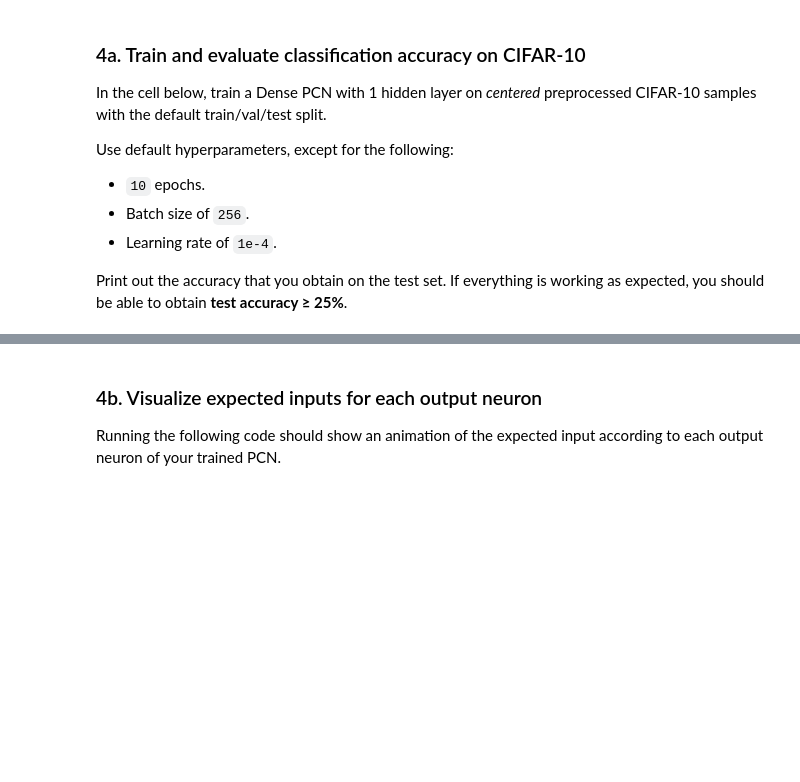
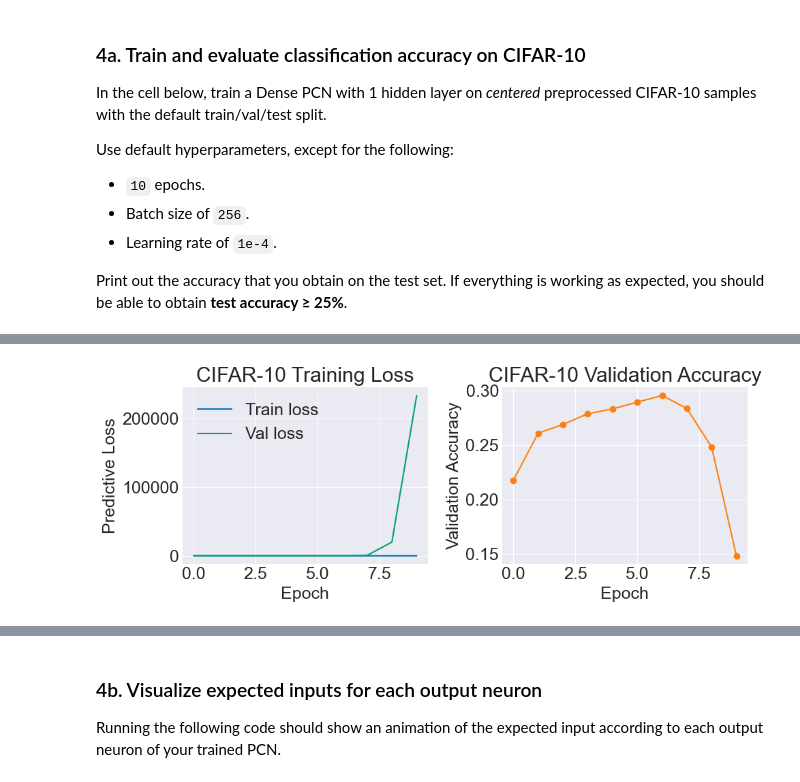
Before and after one commit to NotSMX/CS443, a Jupyter notebook: Project 2 - Predictive Coding/dense_pcn_analysis.ipynb, the cells around one changed output, grey strips where cells are left out. Saved outputs shown, nothing was run; the diff lists cells and outputs as text; code cells hidden in the pictures; blank space fills up the shorter version.

```diff
--- a/Project 2 - Predictive Coding/dense_pcn_analysis.ipynb
+++ b/Project 2 - Predictive Coding/dense_pcn_analysis.ipynb
@@ -293,3 +296,14 @@ Use default hyperparameters, except for the following:
 - Learning rate of `1e-4`.
 
 Print out the accuracy that you obtain on the test set. If everything is working as expected, you should be able to obtain **test accuracy ≥ 25%**.
+# %%
+tf.random.set_seed(0)
+np.random.seed(0)
+
+x_train_full, y_train_full, x_test, y_test = get_dataset('cifar10', norm_method='center')
+
+x_train, y_train, x_val, y_val = train_val_split(
+    x_train_full, y_train_full, prop_val=0.1
+)
+
+print(f'Train: {x_train.shape}, Val: {x_val.shape}, Test: {x_test.shape}')
@@ -295,0 +317,84 @@ Print out the accuracy that you obtain on the test set. If everything is working
+# %%
+net = DensePCN(
+    input_feats_shape=(3072,),
+    C=10,
+    hidden_units=(256,),
+    wt_scale=1e-2,
+    gamma_lr=0.1,
+    train_num_steps=20,
+    test_num_steps=10,
+ )
+
+net.compile(loss='predictive', lr=1e-4)
+
+max_epochs = 10
+batch_size = 256
+rng = np.random.RandomState(0)
+N = len(x_train)
+num_batches = N // batch_size + int(N % batch_size != 0)
+
+train_losses, val_losses, val_accs = [], [], []
+best_val_acc = -np.inf
+best_epoch = -1
+best_params = None
+
+for epoch in range(max_epochs):
+    epoch_batch_losses = []
+
+    for _ in range(num_batches):
+        idx = tf.constant(rng.randint(0, N, size=batch_size))
+        x_batch = tf.gather(x_train, idx)
+        y_batch = tf.gather(y_train, idx)
+        loss = net.train_step(x_batch, y_batch)
+        epoch_batch_losses.append(float(loss.numpy()))
+
+    train_loss = float(np.mean(epoch_batch_losses))
+    val_acc, val_loss = net.evaluate(x_val, y_val, batch_sz=batch_size)
+    val_acc = float(val_acc.numpy())
+    val_loss = float(val_loss.numpy())
+
+    train_losses.append(train_loss)
+    val_losses.append(val_loss)
+    val_accs.append(val_acc)
+
+    print(
+        f'Epoch {epoch}/{max_epochs-1} | '
+        f'Train loss: {train_loss:.6f} | '
+        f'Val loss: {val_loss:.6f} | '
+        f'Val acc: {val_acc:.4f}'
+    )
+
+    if val_acc > best_val_acc:
+        best_val_acc = val_acc
+        best_epoch = epoch
+        best_params = [p.numpy().copy() for p in net.get_all_params()]
+
+# Evaluate using best validation checkpoint
+for p, p_best in zip(net.get_all_params(), best_params):
+    p.assign(p_best)
+
+plt.figure(figsize=(10, 4))
+plt.subplot(1, 2, 1)
+plt.plot(train_losses, label='Train loss')
+plt.plot(val_losses, label='Val loss')
+plt.xlabel('Epoch')
+plt.ylabel('Predictive Loss')
+plt.title('CIFAR-10 Training Loss')
+plt.legend()
+
+plt.subplot(1, 2, 2)
+plt.plot(val_accs, marker='o', color='tab:orange')
+plt.xlabel('Epoch')
+plt.ylabel('Validation Accuracy')
+plt.title('CIFAR-10 Validation Accuracy')
+
+plt.tight_layout()
+plt.show()
+
+test_acc, test_loss = net.evaluate(x_test, y_test, batch_sz=256)
+print(
+    f'Best val acc: {best_val_acc:.4f} at epoch {best_epoch} | '
+    f'Test acc: {float(test_acc.numpy()):.4f} | '
+    f'Test loss: {float(test_loss.numpy()):.4f}'
+)
+# %% [output]
@@ -295,0 +418 @@ Print out the accuracy that you obtain on the test set. If everything is working
+[figure, added]
```
Also changed, not shown: parts of 7 cells of this notebook, 1 other file.
